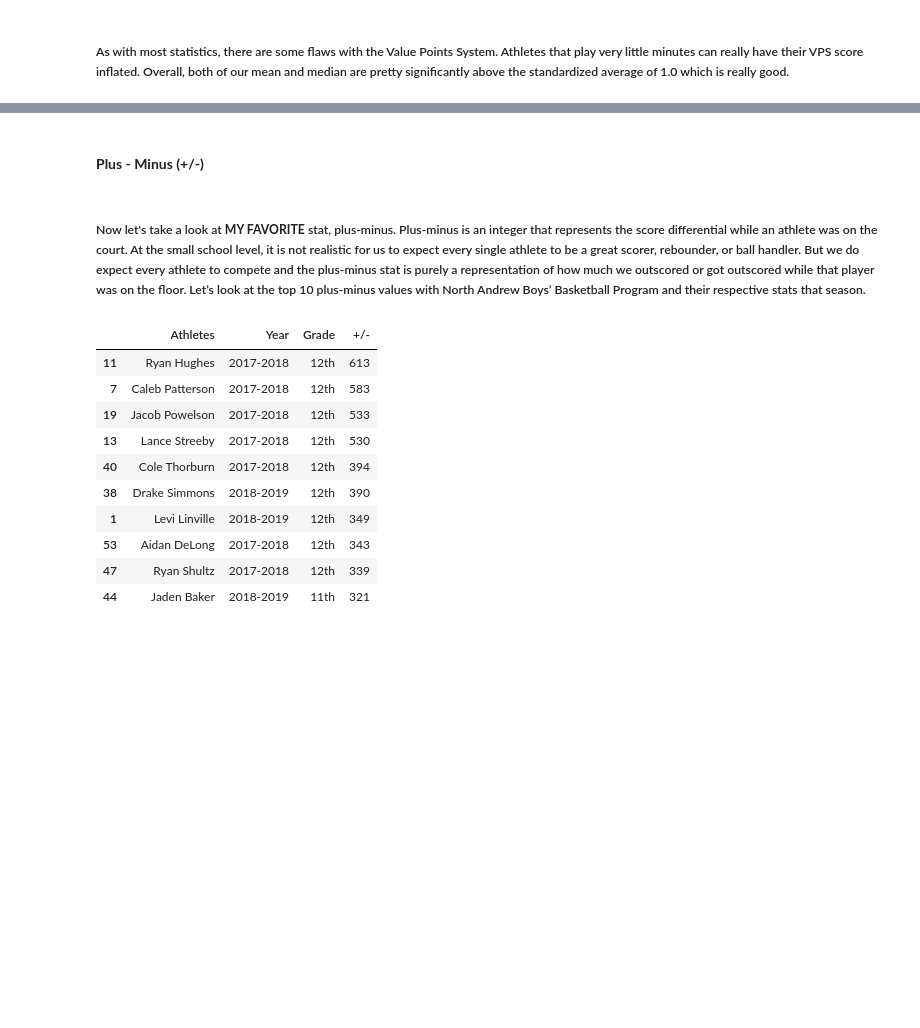
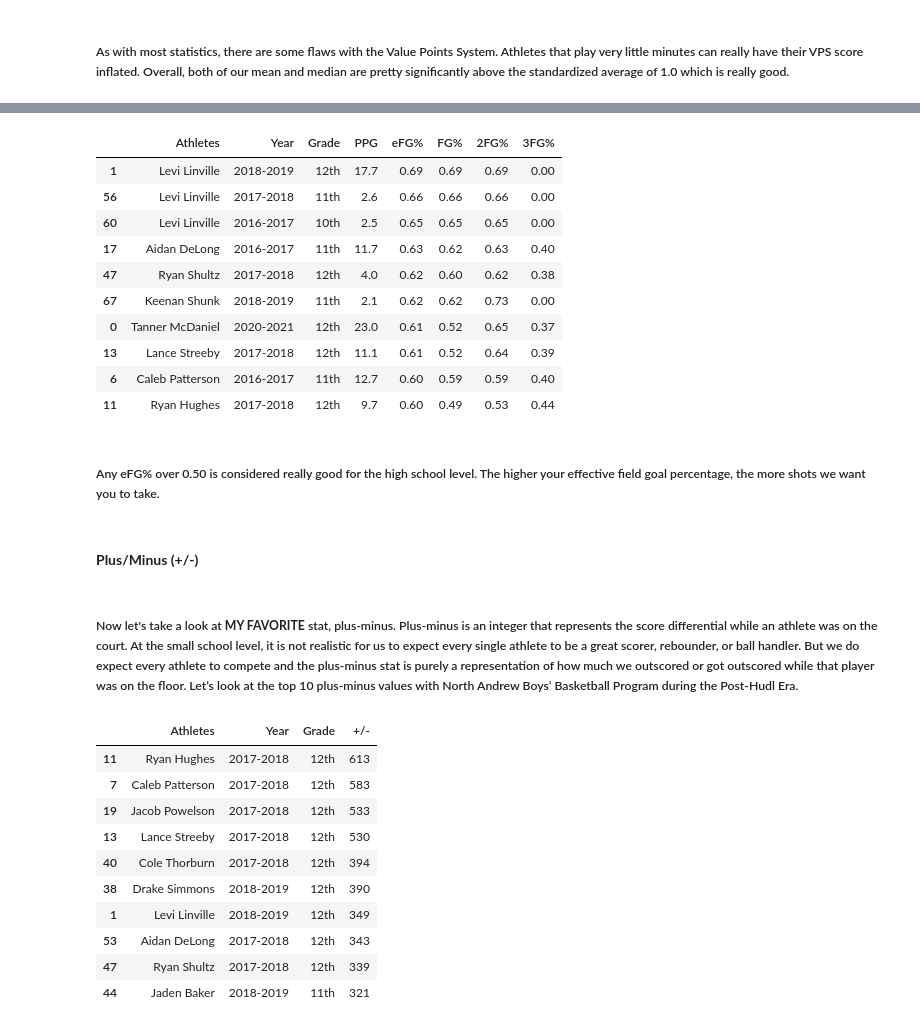
Before and after one commit to WadeBryson/datafun-06-projects, a Jupyter notebook: WadeBryson_Task3_NA_Basketball.ipynb, the cells around one changed output, grey strips where cells are left out. Saved outputs shown, nothing was run; the diff lists cells and outputs as text; code cells hidden in the pictures; blank space fills up the shorter version.

```diff
--- a/WadeBryson_Task3_NA_Basketball.ipynb
+++ b/WadeBryson_Task3_NA_Basketball.ipynb
@@ -72,7 +83,27 @@ Name: VPS, dtype: float64
+# %%
+# Filter athletes out that took less than 15 shots. If we don't do this the last will be dominated by Freshman that went 2 for 2 on the year.
+eFG_Filtered = Hudl_Era[Hudl_Era['FGA']>= 15]
+
+clean_eFG = eFG_Filtered[["Athletes", "Year", "Grade", "PPG", "eFG%", "FG%", "2FG%", "3FG%"]]
+clean_eFG.nlargest(10, 'eFG%')
+# %% [output]
+|  | Athletes | Year | Grade | PPG | eFG% | FG% | 2FG% | 3FG% |
+| 1 | Levi Linville | 2018-2019 | 12th | 17.7 | 0.69 | 0.69 | 0.69 | 0.00 |
+| 56 | Levi Linville | 2017-2018 | 11th | 2.6 | 0.66 | 0.66 | 0.66 | 0.00 |
+| 60 | Levi Linville | 2016-2017 | 10th | 2.5 | 0.65 | 0.65 | 0.65 | 0.00 |
+| 17 | Aidan DeLong | 2016-2017 | 11th | 11.7 | 0.63 | 0.62 | 0.63 | 0.40 |
+| 47 | Ryan Shultz | 2017-2018 | 12th | 4.0 | 0.62 | 0.60 | 0.62 | 0.38 |
+| 67 | Keenan Shunk | 2018-2019 | 11th | 2.1 | 0.62 | 0.62 | 0.73 | 0.00 |
+| 0 | Tanner McDaniel | 2020-2021 | 12th | 23.0 | 0.61 | 0.52 | 0.65 | 0.37 |
+| 13 | Lance Streeby | 2017-2018 | 12th | 11.1 | 0.61 | 0.52 | 0.64 | 0.39 |
+| 6 | Caleb Patterson | 2016-2017 | 11th | 12.7 | 0.60 | 0.59 | 0.59 | 0.40 |
+| 11 | Ryan Hughes | 2017-2018 | 12th | 9.7 | 0.60 | 0.49 | 0.53 | 0.44 |
+# %% [markdown]
+##### Any eFG% over 0.50 is considered really good for the high school level. The higher your effective field goal percentage, the more shots we want you to take.
 # %% [markdown]
-#### **Plus - Minus (+/-)**
+#### **Plus/Minus (+/-)**
 # %% [markdown]
-##### Now let's take a look at **MY FAVORITE** stat, plus-minus. Plus-minus is an integer that represents the score differential while an athlete was on the court. At the small school level, it is not realistic for us to expect every single athlete to be a great scorer, rebounder, or ball handler. But we do expect every athlete to compete and the plus-minus stat is purely a representation of how much we outscored or got outscored while that player was on the floor. Let’s look at the top 10 plus-minus values with North Andrew Boys’ Basketball Program and their respective stats that season.
+##### Now let's take a look at **MY FAVORITE** stat, plus-minus. Plus-minus is an integer that represents the score differential while an athlete was on the court. At the small school level, it is not realistic for us to expect every single athlete to be a great scorer, rebounder, or ball handler. But we do expect every athlete to compete and the plus-minus stat is purely a representation of how much we outscored or got outscored while that player was on the floor. Let’s look at the top 10 plus-minus values with North Andrew Boys’ Basketball Program during the Post-Hudl Era.
 # %%
 clean_PM = Hudl_Era[["Athletes", "Year", "Grade", "+/-"]]
 clean_PM.nlargest(10, '+/-')
```
Also changed, not shown: parts of 16 cells of this notebook.
